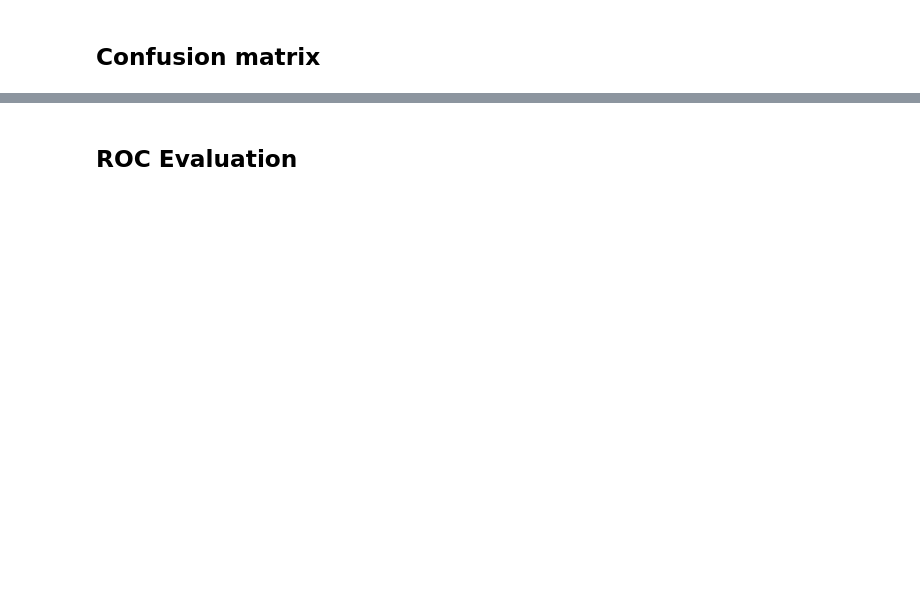
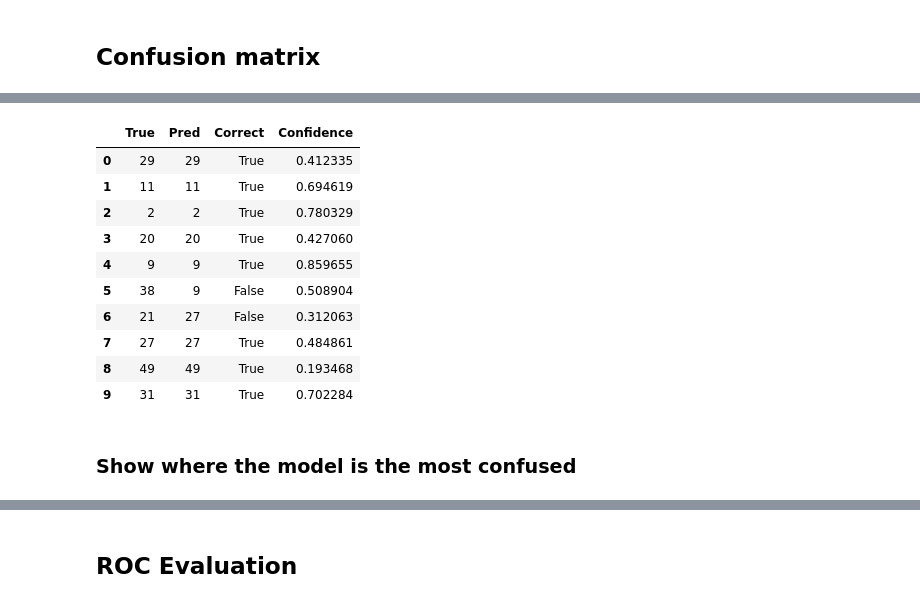
Before and after one commit to Yi-Shan-lin/Speaker-Recognition-using-ResNet-Embeddings, a Jupyter notebook: Evaluation_resnet_3epoch.ipynb, the cells around one changed output, grey strips where cells are left out. Cells and saved outputs as stored; diff of their text form; code cells hidden in the pictures; blank space fills up the shorter version.

```diff
--- a/Evaluation_resnet_3epoch.ipynb
+++ b/Evaluation_resnet_3epoch.ipynb
@@ -238,0 +238,23 @@ Macro F1-score  : 0.7169
+# %%
+results = pd.DataFrame({
+    "True": all_labels,
+    "Pred": all_preds,
+    "Correct": np.array(all_labels) == np.array(all_preds),
+    "Confidence": all_probs.max(axis=1)
+})
+# %%
+results.head(10)
+# %% [output]
+|  | True | Pred | Correct | Confidence |
+| 0 | 29 | 29 | True | 0.412335 |
+| 1 | 11 | 11 | True | 0.694619 |
+| 2 | 2 | 2 | True | 0.780329 |
+| 3 | 20 | 20 | True | 0.427060 |
+| 4 | 9 | 9 | True | 0.859655 |
+| 5 | 38 | 9 | False | 0.508904 |
+| 6 | 21 | 27 | False | 0.312063 |
+| 7 | 27 | 27 | True | 0.484861 |
+| 8 | 49 | 49 | True | 0.193468 |
+| 9 | 31 | 31 | True | 0.702284 |
+# %% [markdown]
+### Show where the model is the most confused
```
Also changed, not shown: parts of 18 cells of this notebook.
